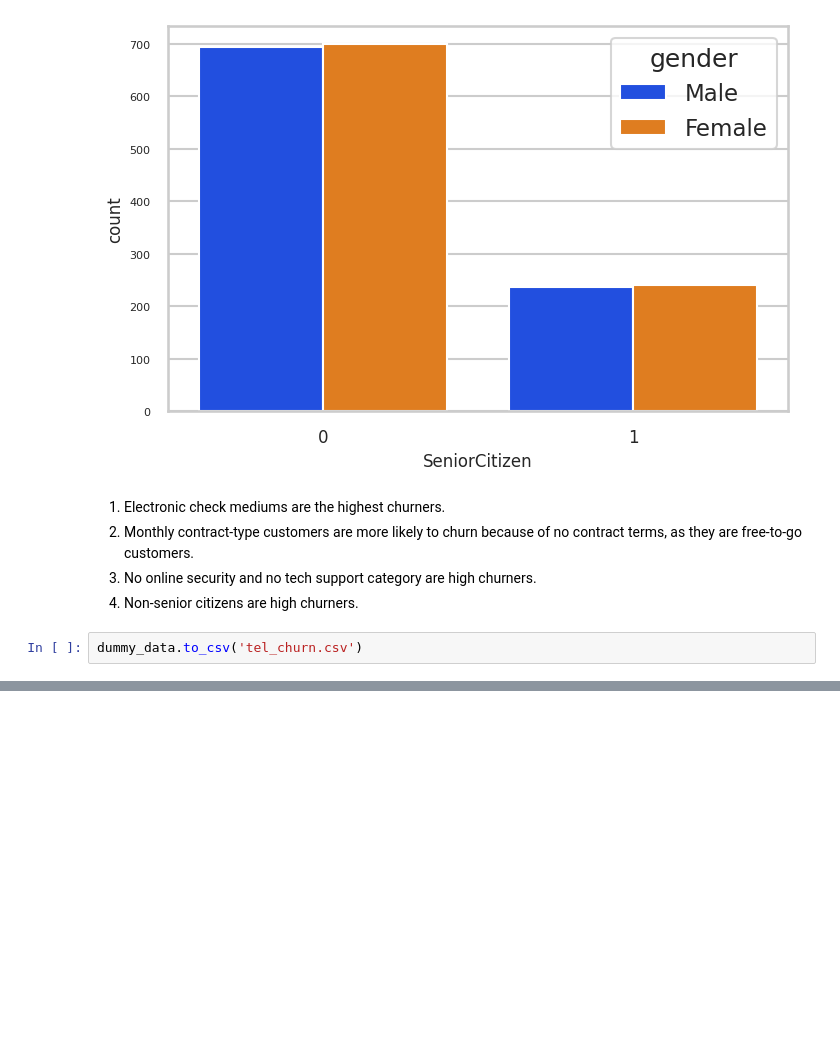
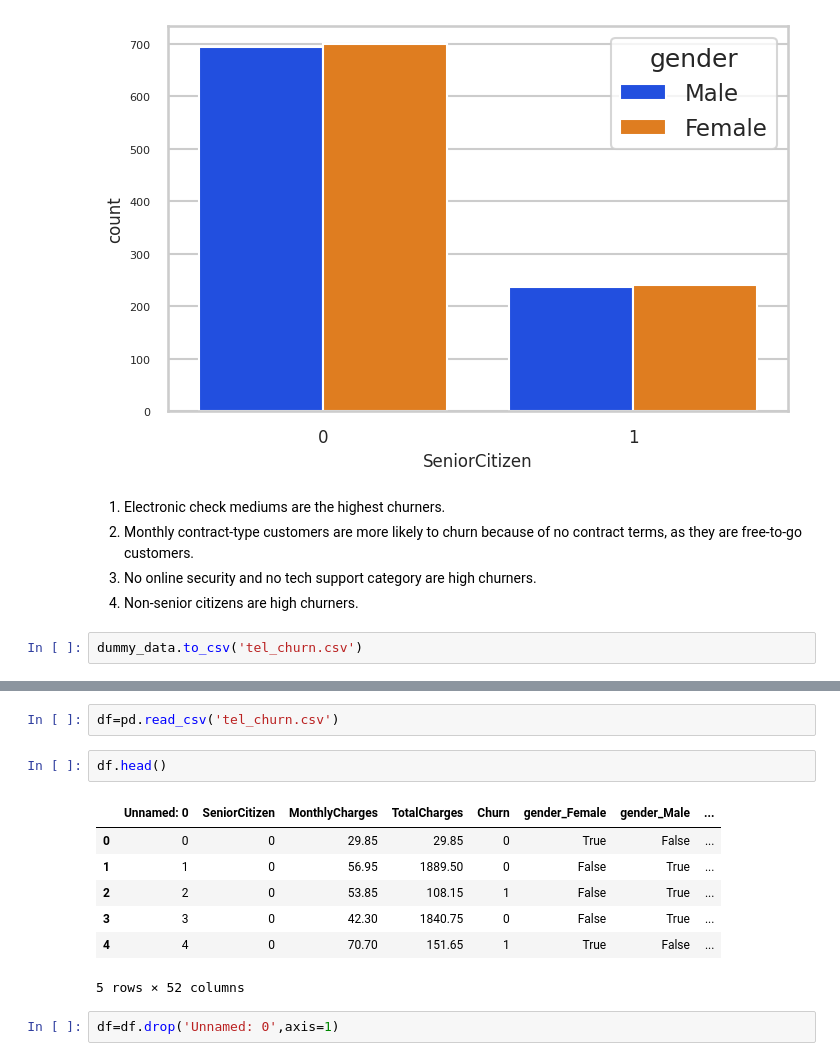
Before and after one commit to anshikaktr/Customer-Churn-Analysis, a Jupyter notebook: Customer-churn.ipynb, the cells around one changed output, grey strips where cells are left out. Drawn from its saved outputs; the diff is of its cells as text; blank space fills up the shorter version.

```diff
--- a/Customer-churn.ipynb
+++ b/Customer-churn.ipynb
@@ -455,0 +466,14 @@ dummy_data.to_csv('tel_churn.csv')
+# %%
+df=pd.read_csv('tel_churn.csv')
+# %%
+df.head()
+# %% [output]
+|  | Unnamed: 0 | SeniorCitizen | MonthlyCharges | TotalCharges | Churn | gender_Female | gender_Male | ... |
+| 0 | 0 | 0 | 29.85 | 29.85 | 0 | True | False | ... |
+| 1 | 1 | 0 | 56.95 | 1889.50 | 0 | False | True | ... |
+| 2 | 2 | 0 | 53.85 | 108.15 | 1 | False | True | ... |
+| 3 | 3 | 0 | 42.30 | 1840.75 | 0 | False | True | ... |
+| 4 | 4 | 0 | 70.70 | 151.65 | 1 | True | False | ... |
+5 rows × 52 columns
+# %%
+df=df.drop('Unnamed: 0',axis=1)
```
Also changed, not shown: parts of 14 cells of this notebook.
